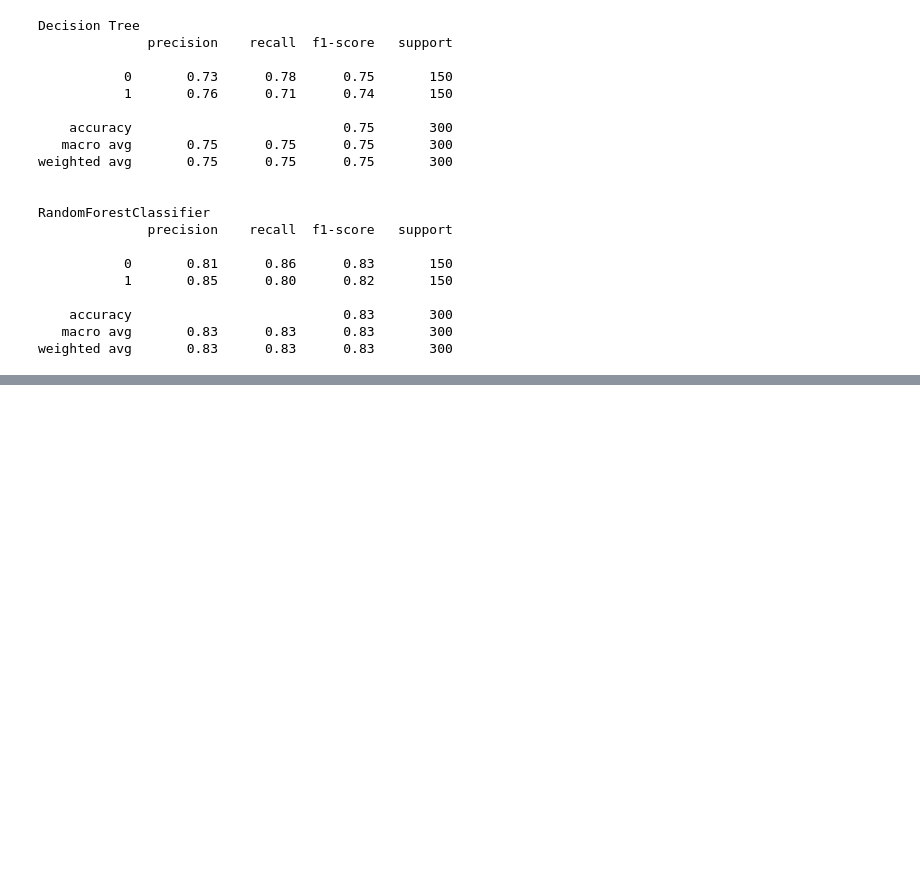
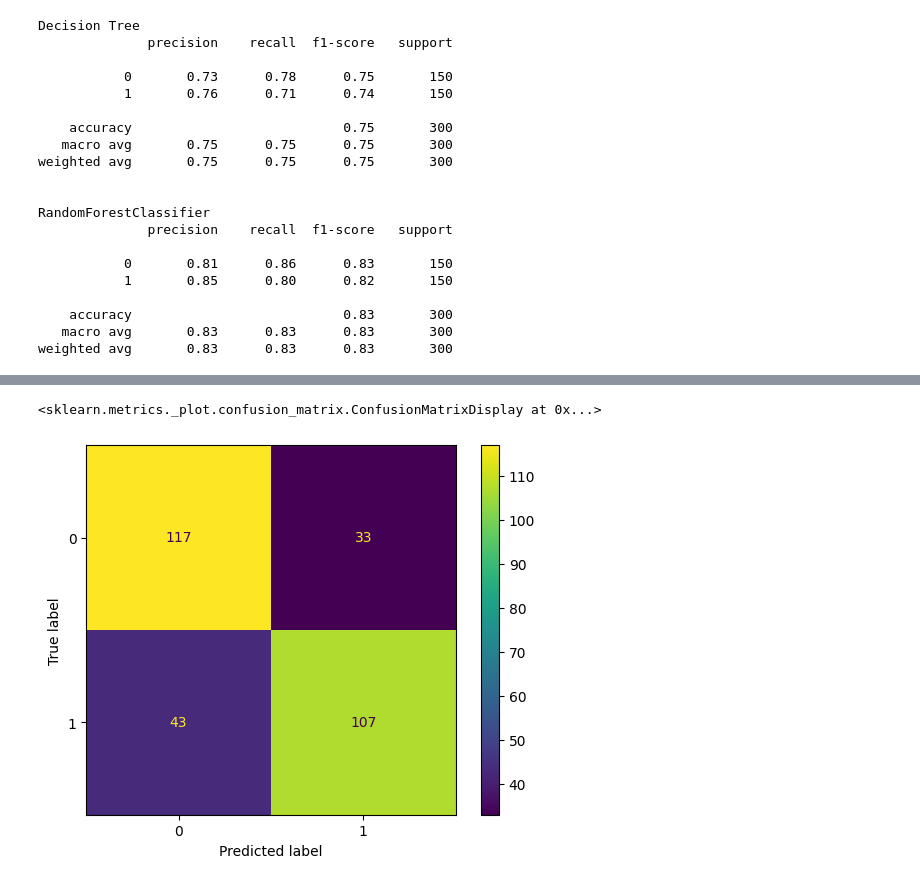
Before and after one commit to Devjith-P/Machine-Learning, a Jupyter notebook: Decision Tree/Random_VS_Decision.ipynb, the cells around one changed output, grey strips where cells are left out. Saved outputs shown, nothing was run; the diff lists cells and outputs as text; code cells hidden in the pictures; blank space fills up the shorter version.

```diff
--- a/Decision Tree/Random_VS_Decision.ipynb
+++ b/Decision Tree/Random_VS_Decision.ipynb
@@ -42,7 +42,7 @@ x_train,x_test,y_train,y_test = train_test_split(x,y,test_size=0.3,random_state=
 from sklearn.ensemble import RandomForestClassifier
 from sklearn.tree import DecisionTreeClassifier
 
-model_decision = DecisionTreeClassifier(criterion='entropy',random_state=42)
+model_decision = DecisionTreeClassifier(criterion='entropy',random_state=42,max_depth=None,max_features=None)
 
 model_regression = RandomForestClassifier(n_estimators=100,criterion='entropy',n_jobs=-1,random_state=42)
 
@@ -58,9 +58,11 @@ from sklearn.metrics import classification_report,confusion_matrix,ConfusionMatr
 
 print("Decision Tree")
 print(classification_report(y_test,y_pred_decision))
+cm = confusion_matrix(y_test,y_pred_decision)
 print()
 print("RandomForestClassifier")
 print(classification_report(y_test,y_pred_reg))
+cm2 = confusion_matrix(y_test,y_pred_decision)
 # %% [output]
 Decision Tree
               precision    recall  f1-score   support
@@ -84,0 +104,6 @@ weighted avg       0.83      0.83      0.83       300
+# %%
+cmd = ConfusionMatrixDisplay(cm,display_labels=[0,1])
+cmd.plot()
+# %% [output]
+<sklearn.metrics._plot.confusion_matrix.ConfusionMatrixDisplay at 0x...>
+[figure, added]
```
Also changed, not shown: parts of 2 cells of this notebook, 5 other files.
